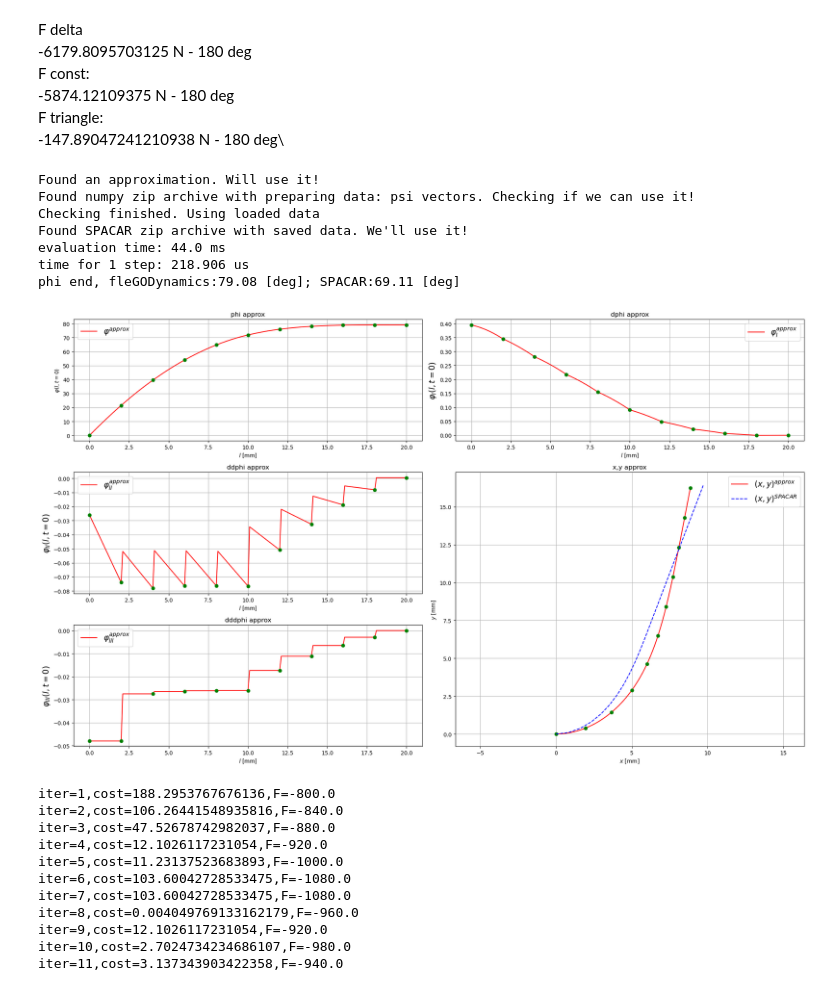
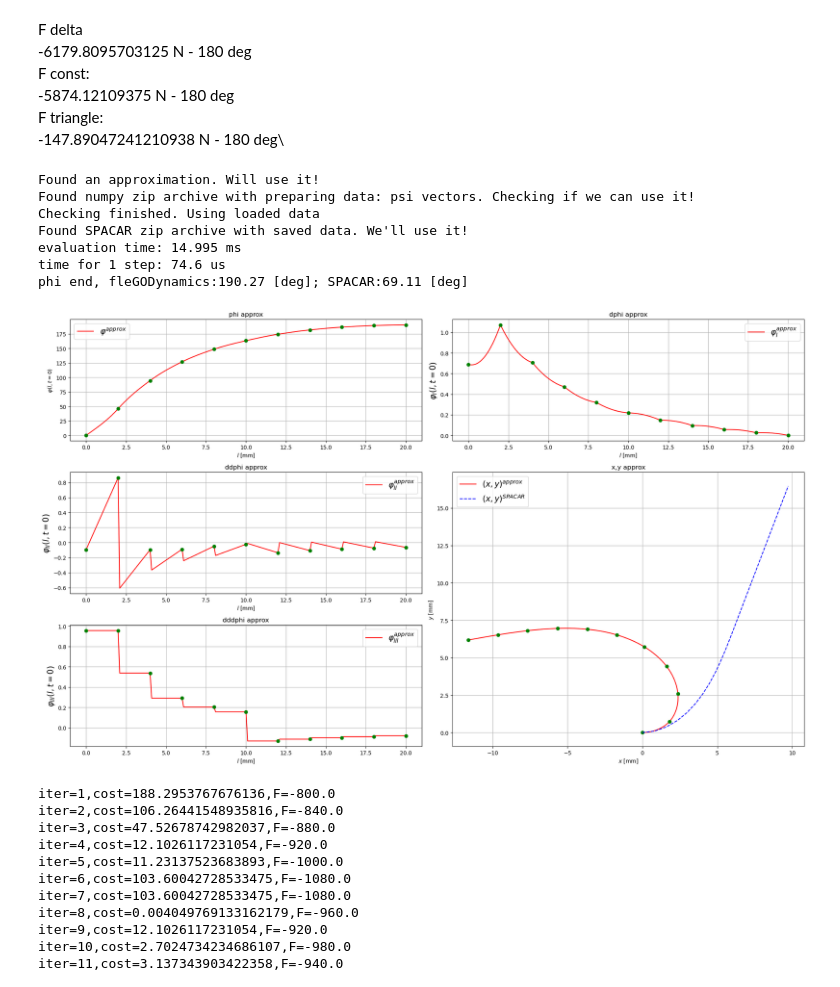
Before and after one commit to dvogureckiy99/dynastatflex, a Jupyter notebook: library_test.ipynb, the cells around one changed output. Drawn from its saved outputs; the diff is of its cells as text; code cells hidden in the pictures.

```diff
--- a/library_test.ipynb
+++ b/library_test.ipynb
@@ -79,32 +79,32 @@ F triangle:\
 # %%
 import sys
 import sympy as sm
 import numpy as np
 # del flex_body_instance
 del sys.modules["fleGODynamics"]
 import fleGODynamics
 flex_beam_instance = fleGODynamics.Flex_beam(L=0.02,E=2.95*1e9,h=0.01,w=0.0005,rho=1270)
 # flex_beam_instance = fleGODynamics.Flex_beam()
 flex_beam_instance.Create_Simulation()
 flex_beam_instance.FEM(Ne=10,disp=False,polynom_deg=3)
-flex_beam_instance.Simulating.Ldivide(steps_per_fe=20,steps_per_fe4optim=1,disp=False)
+flex_beam_instance.Simulating.Ldivide(steps_per_fe=20,steps_per_fe4optim=100,disp=False)
 # Fext = -5874.12109375 # const
 # Fext = -6179.8095703125 # delta
-Fext = 10 # triangle
+Fext = -3000 # triangle
 Fext_type = 'triangle'
-widthofFextindl = 5 # -1:standart force applying for const
+widthofFextindl = -1 # -1:standart force applying for const
 flex_beam_instance.Simulating.static_preparing(disp=False,Fext_in=Fext,l_Fext=0.01,Fext_type=Fext_type,widthofFextindl=widthofFextindl)
 flex_beam_instance.Simulating.static(flag_compute_a_anyway=1,disp=0,optim_alg=0)
 flex_beam_instance.Simulating.phi_approx(disp=True,der_num=2,SPACAR=True)
 # %% [output]
 Found an approximation. Will use it!
 Found numpy zip archive with preparing data: psi vectors. Checking if we can use it!
 Checking finished. Using loaded data
 Found SPACAR zip archive with saved data. We'll use it!
-evaluation time: 44.0 ms
-time for 1 step: 218.906 us
-phi end, fleGODynamics:79.08 [deg]; SPACAR:69.11 [deg]
+evaluation time: 14.995 ms
+time for 1 step: 74.6 us
+phi end, fleGODynamics:190.27 [deg]; SPACAR:69.11 [deg]
-[figure, old version]
+[figure, new version]
 # %%
 # finding Force for some angle [grad]
 import scipy as sp
```
Also changed, not shown: 2 other files.
